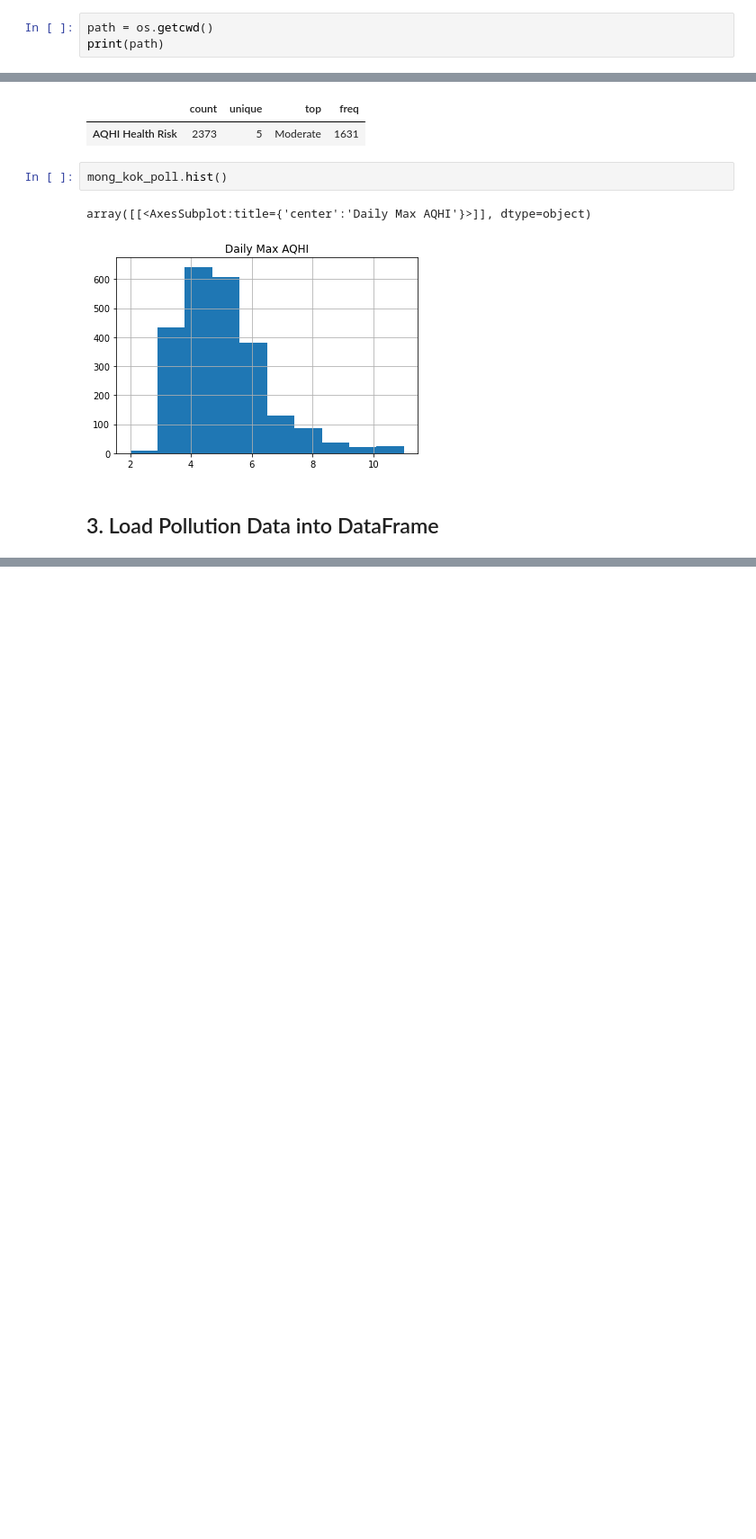
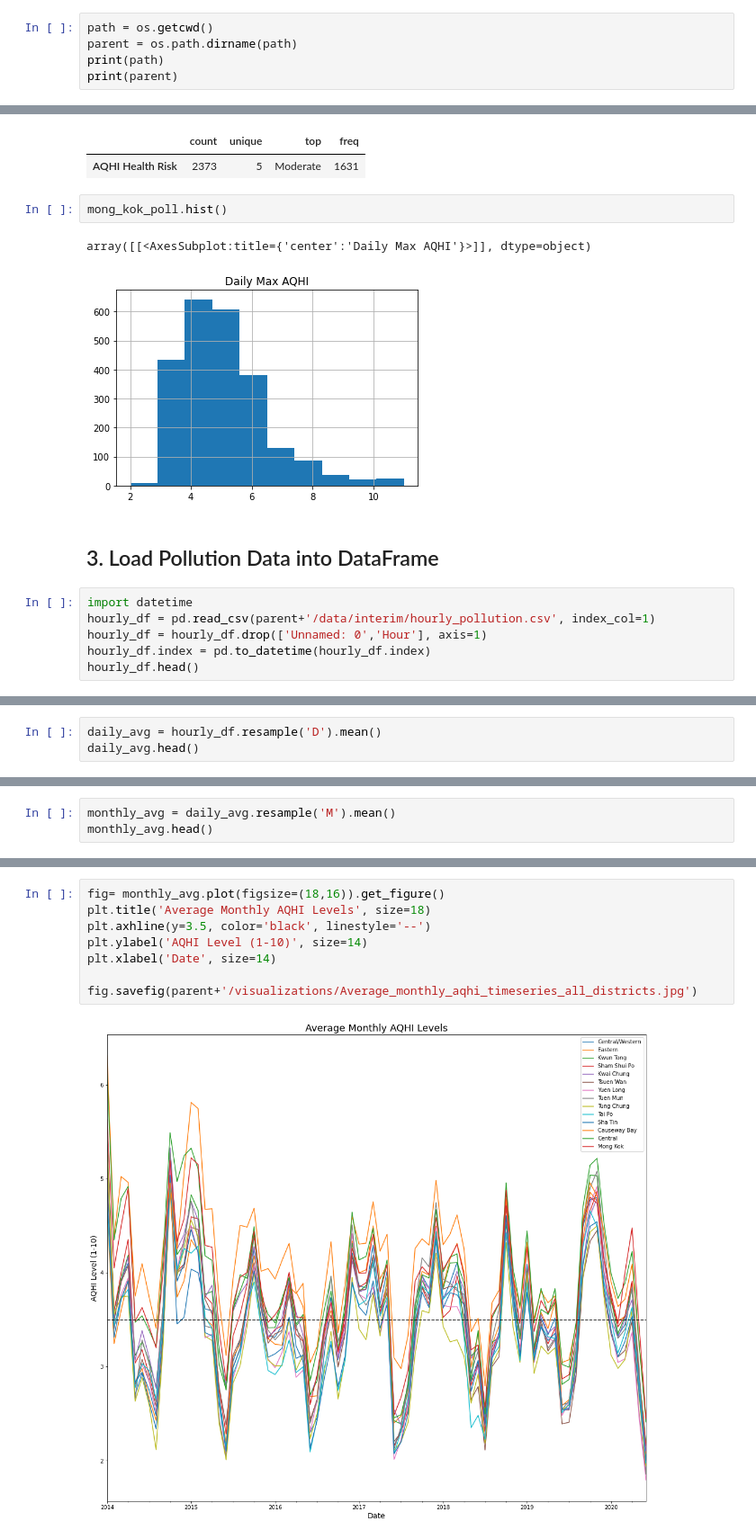
Before and after one commit to taflor/HongKongPollution, a Jupyter notebook: HongKongPollution/notebooks/2.1_HK_Pollution_Weather_EDA.ipynb, the cells around one changed output, grey strips where cells are left out. Shown at 90% size. Saved outputs shown, nothing was run; the diff lists cells and outputs as text; blank space fills up the shorter version.

Commit message:
Compute AQHI monthly averages, add visuals of AQHI in all districts

```diff
--- a/HongKongPollution/notebooks/2.1_HK_Pollution_Weather_EDA.ipynb
+++ b/HongKongPollution/notebooks/2.1_HK_Pollution_Weather_EDA.ipynb
@@ -17,6 +17,8 @@ import numpy as np
 <b>Locate and print current working directory.</b>
 # %%
 path = os.getcwd()
+parent = os.path.dirname(path)
 print(path)
+print(parent)
 # %% [output]
 /Users/tiffanyflor/Dropbox/MyProjects/HongKongPollution/HongKongPollution/notebooks
@@ -157,3 +160,9 @@ array([[<AxesSubplot:title={'center':'Daily Max AQHI'}>]], dtype=object)
 [figure]
 # %% [markdown]
 ## 3. Load Pollution Data into DataFrame
+# %%
+import datetime
+hourly_df = pd.read_csv(parent+'/data/interim/hourly_pollution.csv', index_col=1)
+hourly_df = hourly_df.drop(['Unnamed: 0','Hour'], axis=1)
+hourly_df.index = pd.to_datetime(hourly_df.index)
+hourly_df.head()
@@ -159,0 +208,3 @@ array([[<AxesSubplot:title={'center':'Daily Max AQHI'}>]], dtype=object)
+# %%
+daily_avg = hourly_df.resample('D').mean()
+daily_avg.head()
@@ -159,0 +219,3 @@ array([[<AxesSubplot:title={'center':'Daily Max AQHI'}>]], dtype=object)
+# %%
+monthly_avg = daily_avg.resample('M').mean()
+monthly_avg.head()
@@ -159,0 +230,10 @@ array([[<AxesSubplot:title={'center':'Daily Max AQHI'}>]], dtype=object)
+# %%
+fig= monthly_avg.plot(figsize=(18,16)).get_figure()
+plt.title('Average Monthly AQHI Levels', size=18)
+plt.axhline(y=3.5, color='black', linestyle='--')
+plt.ylabel('AQHI Level (1-10)', size=14)
+plt.xlabel('Date', size=14)
+
+fig.savefig(parent+'/visualizations/Average_monthly_aqhi_timeseries_all_districts.jpg')
+# %% [output]
+[figure, added]
```
Also changed, not shown: parts of 7 cells of this notebook, 2 other files.
